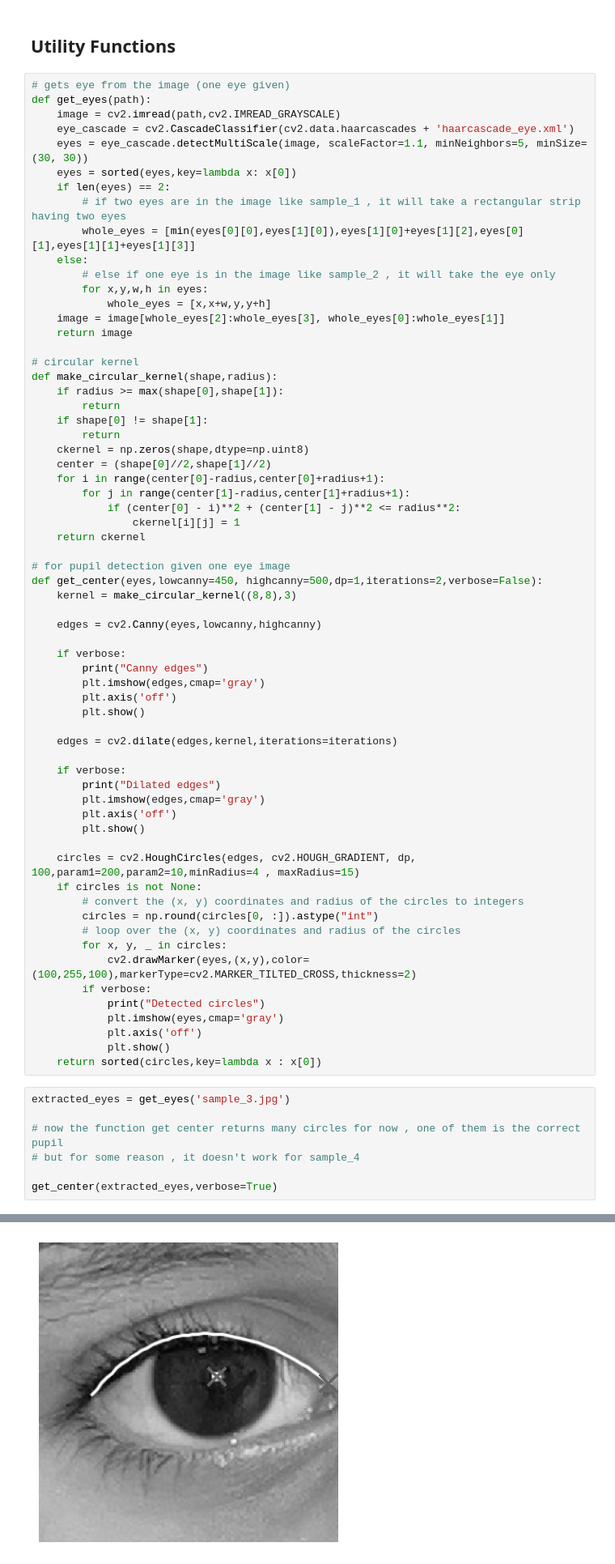
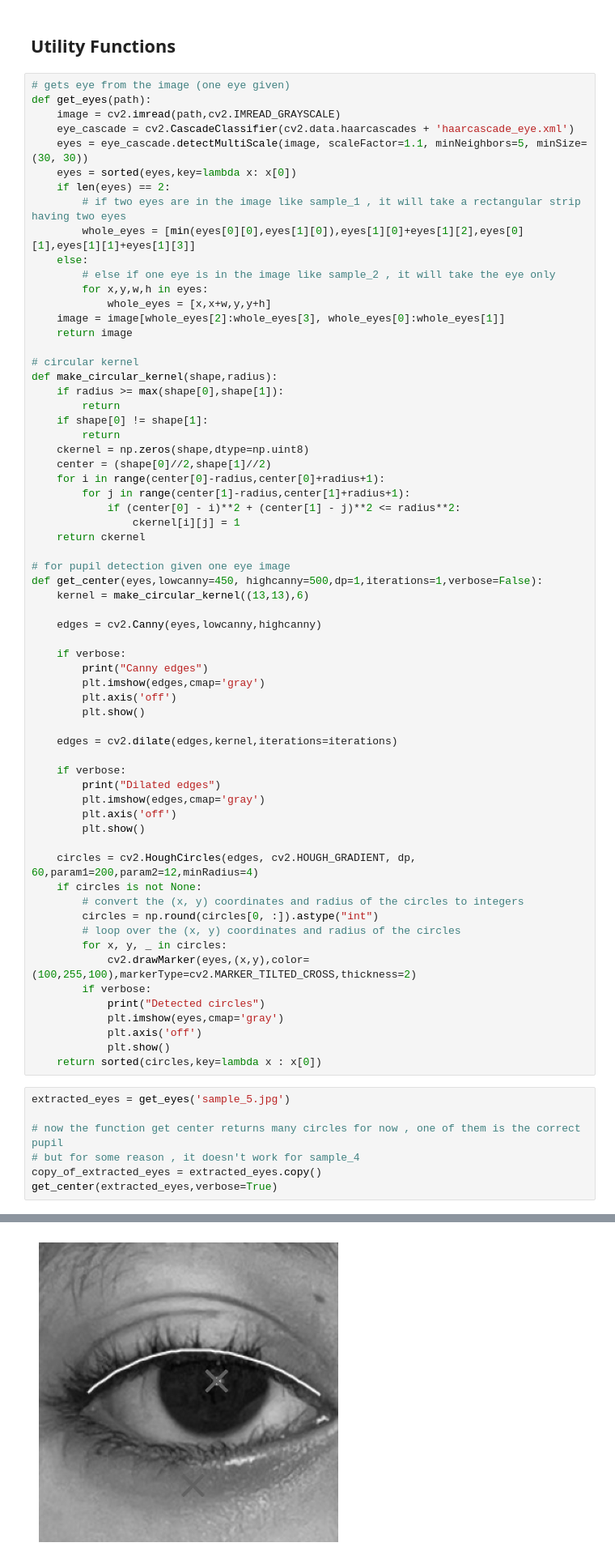
Before and after one commit to Oz174/Ptotic_Eye_Project, a Jupyter notebook: test.ipynb, the cells around one changed output, grey strips where cells are left out. Shown at 81% size. Cells and saved outputs as stored; diff of their text form.

```diff
--- a/test.ipynb
+++ b/test.ipynb
@@ -36,8 +36,8 @@ def make_circular_kernel(shape,radius):
     return ckernel
 
 # for pupil detection given one eye image
-def get_center(eyes,lowcanny=450, highcanny=500,dp=1,iterations=2,verbose=False):
-    kernel = make_circular_kernel((8,8),3)
+def get_center(eyes,lowcanny=450, highcanny=500,dp=1,iterations=1,verbose=False):
+    kernel = make_circular_kernel((13,13),6)
 
     edges = cv2.Canny(eyes,lowcanny,highcanny)
 
@@ -55,7 +55,7 @@ def get_center(eyes,lowcanny=450, highcanny=500,dp=1,iterations=2,verbose=False)
         plt.axis('off')
         plt.show()
 
-    circles = cv2.HoughCircles(edges, cv2.HOUGH_GRADIENT, dp, 100,param1=200,param2=10,minRadius=4 , maxRadius=15)
+    circles = cv2.HoughCircles(edges, cv2.HOUGH_GRADIENT, dp, 60,param1=200,param2=12,minRadius=4)
     if circles is not None:
         # convert the (x, y) coordinates and radius of the circles to integers
         circles = np.round(circles[0, :]).astype("int")
@@ -69,11 +69,11 @@ def get_center(eyes,lowcanny=450, highcanny=500,dp=1,iterations=2,verbose=False)
             plt.show()
     return sorted(circles,key=lambda x : x[0])
 # %%
-extracted_eyes = get_eyes('sample_3.jpg')
+extracted_eyes = get_eyes('sample_5.jpg')
 
 # now the function get center returns many circles for now , one of them is the correct pupil
 # but for some reason , it doesn't work for sample_4
-
+copy_of_extracted_eyes = extracted_eyes.copy()
 get_center(extracted_eyes,verbose=True)
 # %% [output]
 Canny edges
@@ -83,2 +83,2 @@ Dilated edges
 Detected circles
-[figure, old version]
+[figure, new version]
```
Also changed, not shown: parts of 5 cells of this notebook.
